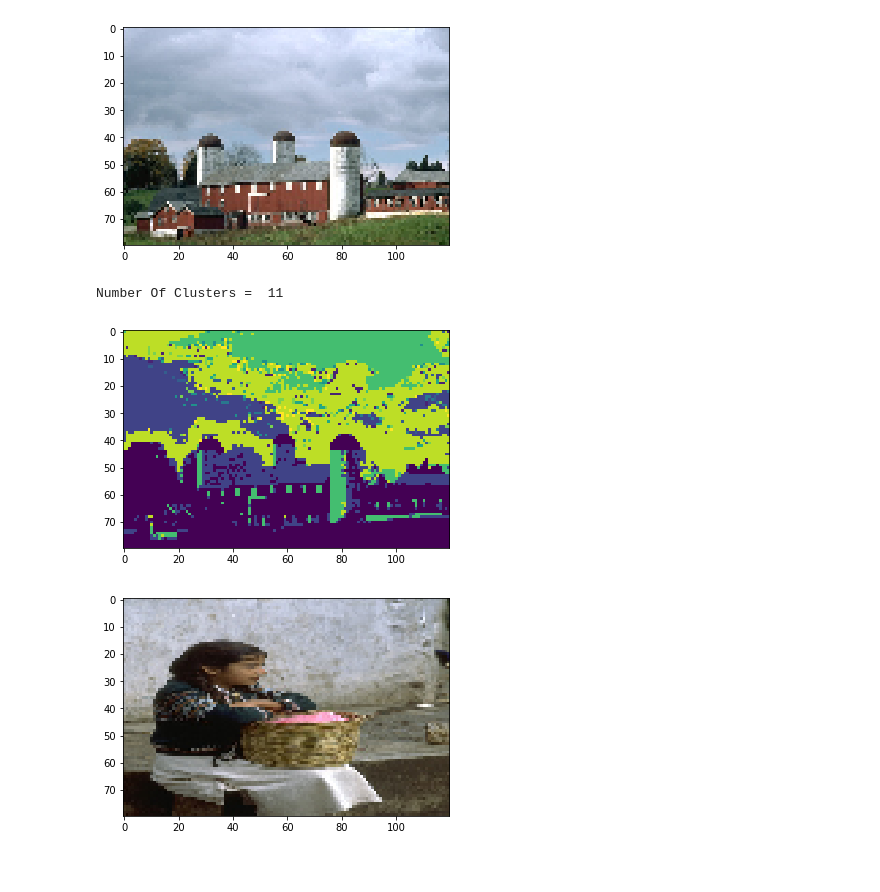
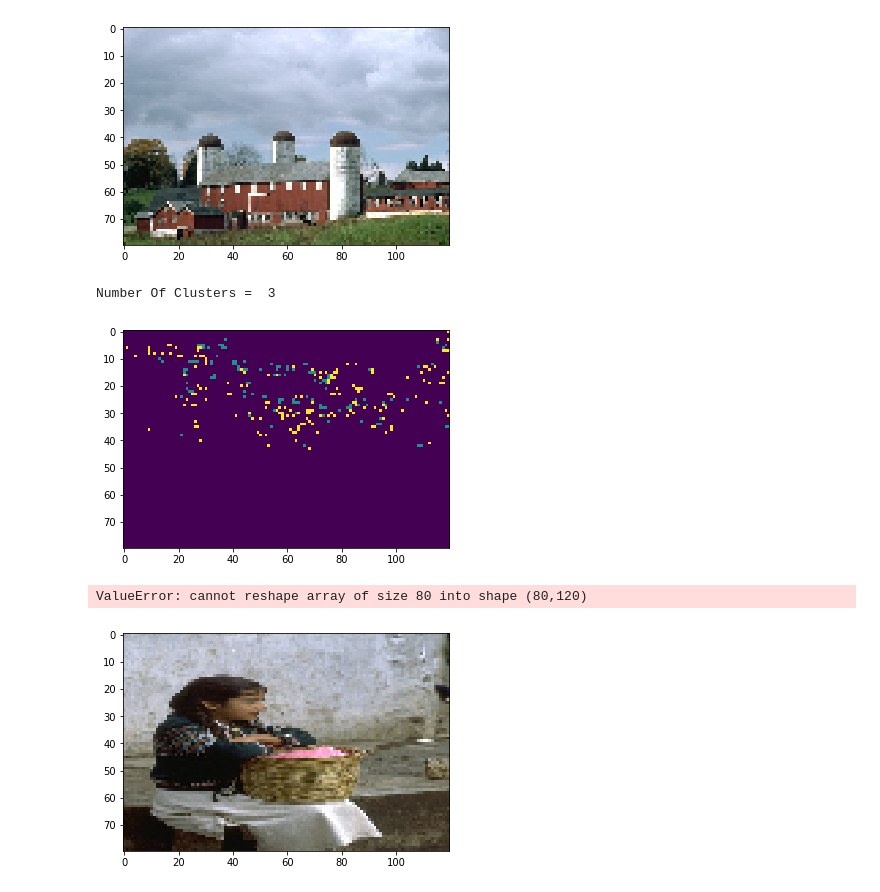
Before and after one commit to quanghoan/k-means-and-spectral-clustering, a Jupyter notebook: Image-Segmentation.ipynb, the cells around one changed output. Saved outputs shown, nothing was run; the diff lists cells and outputs as text; code cells hidden in the pictures.

```diff
--- a/Image-Segmentation.ipynb
+++ b/Image-Segmentation.ipynb
@@ -92,7 +92,7 @@ Number Of Clusters =  11
 # %%
 f1score = 0
 counter = 0
-for i in (3,5,7,9,11):
+for i in range(2,12):
     counter = 0
     f1score = 0
     kmeans = KMeans(n_clusters = i).fit(Kmean_img)
@@ -121,7 +126,7 @@ For K =  11 The F1 score is : 0.19444174584361498
 def Condetional_Entropy(label):
     numbers = []
     lenght = []
-    for i in range(10):
+    for i in range(2,12):
         try:
             x = mat['groundTruth'][0][i][0][0][0]
             x = x.reshape(hight*width)
@@ -141,7 +146,7 @@ def Condetional_Entropy(label):
         continue
     return numbers,lenght
 # %%
-for j in (3,5,7,9,11):
+for j in range(2,12):
     kmeans = KMeans(n_clusters = j).fit(Kmean_img)
     label = kmeans.labels_
     numbers,lenght = Condetional_Entropy(label)
@@ -180,16 +190,17 @@ image = From3DTo2D(image)
 # %% [output]
 [figure]
 # %%
-
-clustering = SpectralClustering(n_clusters=11,affinity='nearest_neighbors',assign_labels="discretize",).fit(image)
-label = clustering.labels_
-image =  From2DTo3D(label,h,w)
-print ("Number Of Clusters = ",11)
-plt.imshow(image)
-plt.show()
+for i in (3,5,7,9):
+    clustering = SpectralClustering(n_clusters=i,affinity='nearest_neighbors',assign_labels="discretize",).fit(image)
+    label = clustering.labels_
+    image =  From2DTo3D(label,h,w)
+    print ("Number Of Clusters = ",i)
+    plt.imshow(image)
+    plt.show()
 # %% [output]
-Number Of Clusters =  11
+Number Of Clusters =  3
-[figure, old version]
+[figure, new version]
+ValueError: cannot reshape array of size 80 into shape (80,120)
 # %%
 image,h,w = ResizeImage("23025.jpg",hight,width)
 plt.imshow(image)
```
Also changed, not shown: parts of 3 cells of this notebook, 1 other file.
